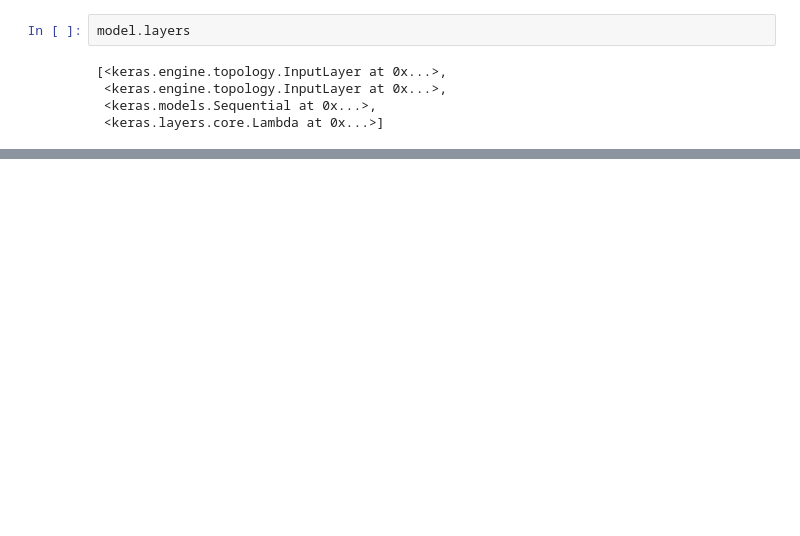
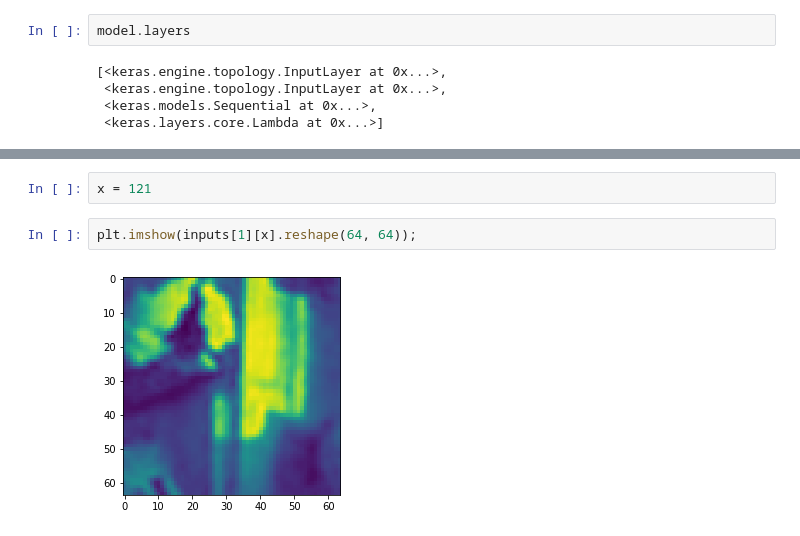
Before and after one commit to semyonkozlov/abbyy-diploma, a Jupyter notebook: descriptor/siamese/siam-l2.ipynb, the cells around one changed output, grey strips where cells are left out. Drawn from its saved outputs; the diff is of its cells as text; blank space fills up the shorter version.

```diff
--- a/descriptor/siamese/siam-l2.ipynb
+++ b/descriptor/siamese/siam-l2.ipynb
@@ -180,0 +181,6 @@ sum(norm(e) for e in embeddings)
+# %%
+x = 121
+# %%
+plt.imshow(inputs[1][x].reshape(64, 64));
+# %% [output]
+[figure, added]
```
Also changed, not shown: parts of 12 cells of this notebook, 2 other files.
